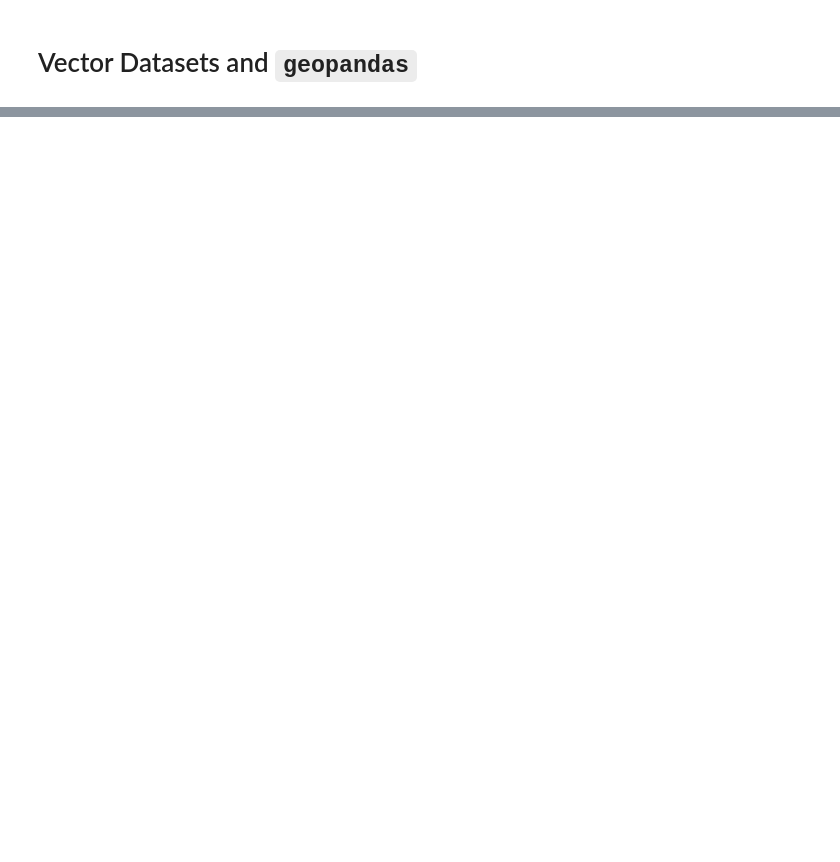
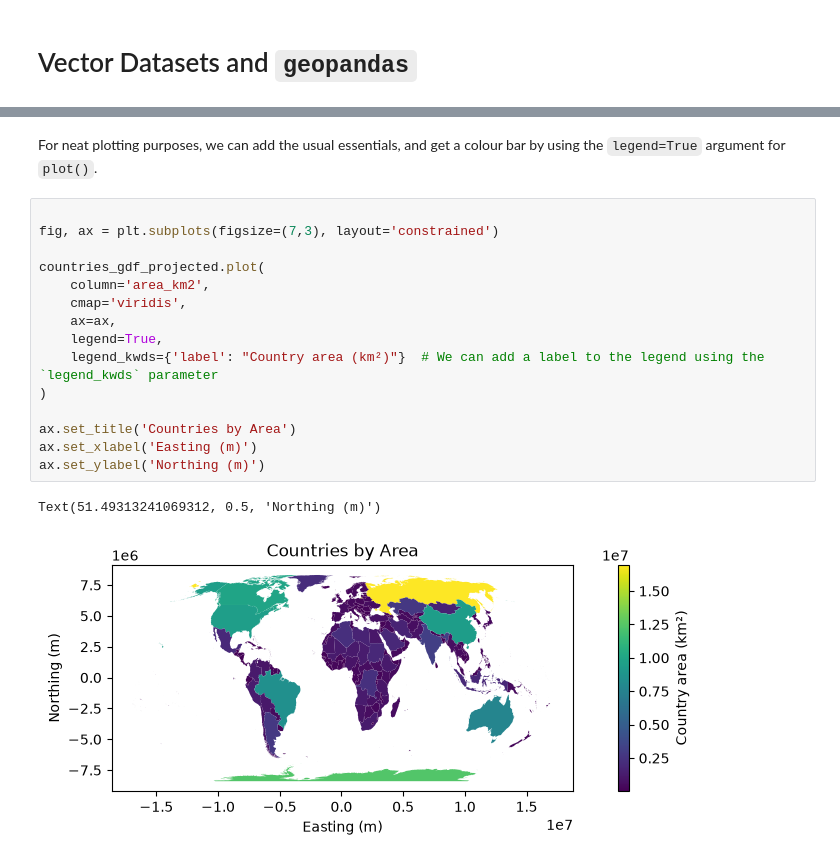
Before and after one commit to trchudley/geospatial-scientific-computing, a Jupyter notebook: week/03/02-geopandas.ipynb, the cells around one changed output, grey strips where cells are left out. Saved outputs shown, nothing was run; the diff lists cells and outputs as text; blank space fills up the shorter version.

```diff
--- a/week/03/02-geopandas.ipynb
+++ b/week/03/02-geopandas.ipynb
@@ -89,0 +123,20 @@ Name: MAX_AREAKM, dtype: float64
+# %% [markdown]
+For neat plotting purposes, we can add the usual essentials, and get a colour bar by using the `legend=True` argument for `plot()`.
+# %%
+
+fig, ax = plt.subplots(figsize=(7,3), layout='constrained')
+
+countries_gdf_projected.plot(
+    column='area_km2',
+    cmap='viridis',
+    ax=ax,
+    legend=True,
+    legend_kwds={'label': "Country area (km²)"}  # We can add a label to the legend using the `legend_kwds` parameter
+)
+
+ax.set_title('Countries by Area')
+ax.set_xlabel('Easting (m)')
+ax.set_ylabel('Northing (m)')
+# %% [output]
+Text(51.49313241069312, 0.5, 'Northing (m)')
+[figure, added]
```
Also changed, not shown: parts of 62 cells of this notebook, 14 other files.
